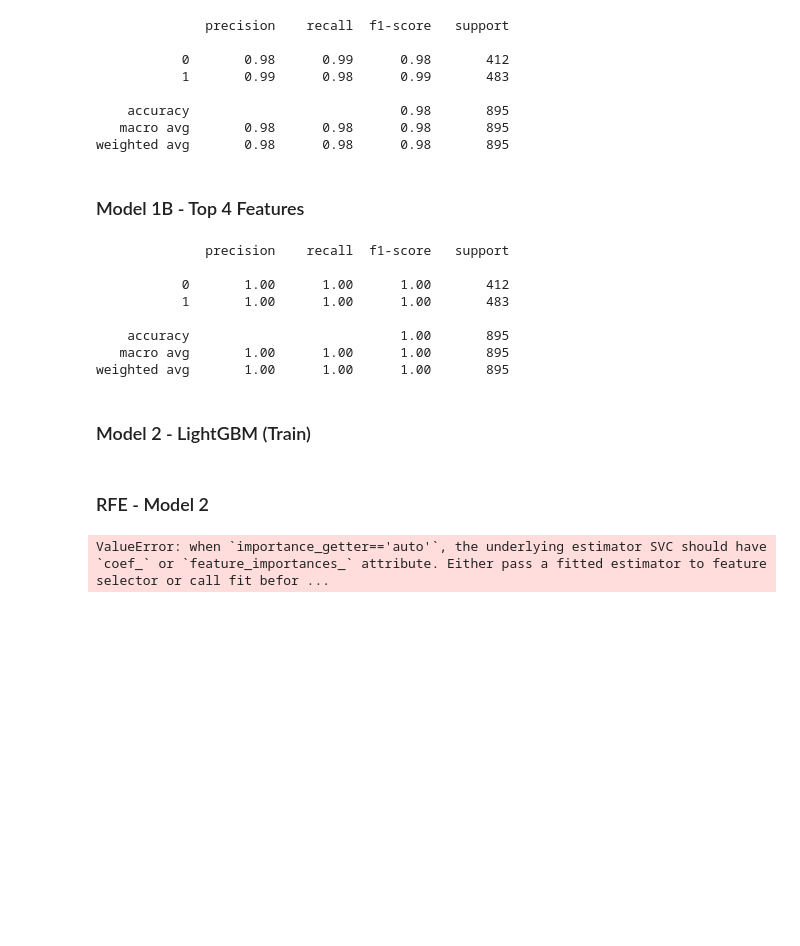
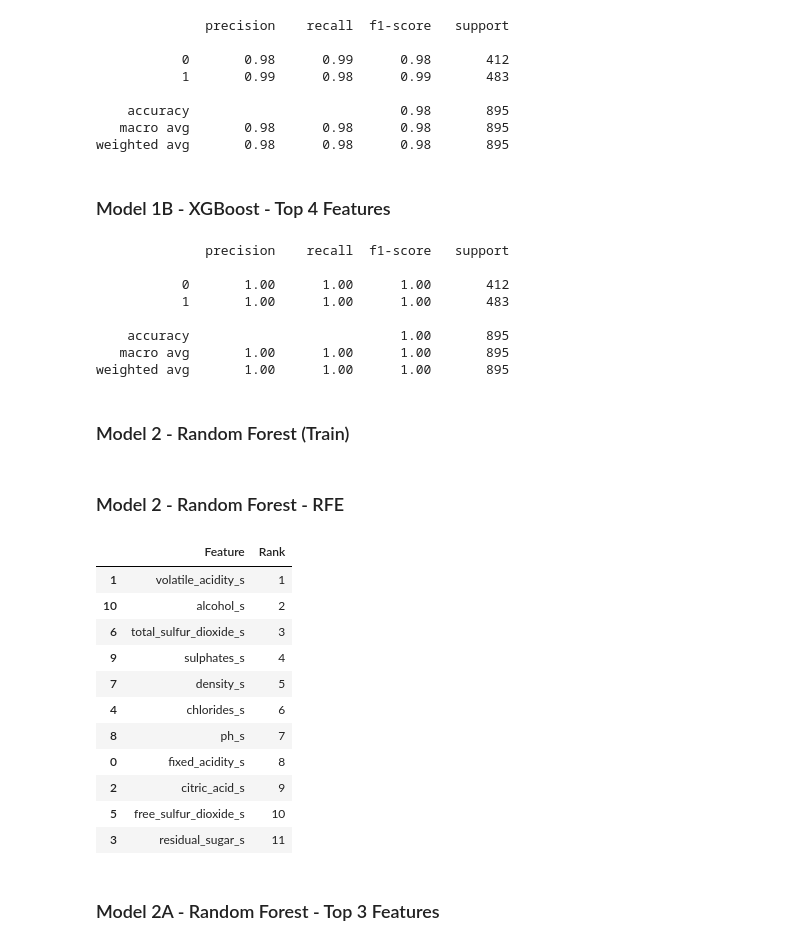
Before and after one commit to SamuelD-Data/red_wine_quality, a Jupyter notebook: red_wine_notebook.ipynb, the cells around one changed output. Saved outputs shown, nothing was run; the diff lists cells and outputs as text; code cells hidden in the pictures; blank space fills up the shorter version.

Commit message:
completed modeling-train section

```diff
--- a/red_wine_notebook.ipynb
+++ b/red_wine_notebook.ipynb
@@ -937,7 +937,7 @@ print(classification_report(y_m1a_train, train.model_1a_pred))
    macro avg       0.98      0.98      0.98       895
 weighted avg       0.98      0.98      0.98       895
 # %% [markdown]
-### Model 1B - Top 4 Features
+### Model 1B - XGBoost - Top 4 Features
 # %%
 # selecting features for model predictions and isolate target variable
 x_m1b_train = train[['alcohol_s', 'sulphates_s', 'total_sulfur_dioxide_s', 'volatile_acidity_s']]
@@ -964,19 +964,31 @@ print(classification_report(y_m1b_train, train.model_1b_pred))
    macro avg       1.00      1.00      1.00       895
 weighted avg       1.00      1.00      1.00       895
 # %% [markdown]
-### Model 2 - LightGBM (Train)
+### Model 2 - Random Forest (Train)
 # %% [markdown]
-### RFE - Model 2
+### Model 2 - Random Forest - RFE
 # %%
 m2_variables = train[['fixed_acidity_s', 'volatile_acidity_s',
        'citric_acid_s', 'residual_sugar_s', 'chlorides_s',
        'free_sulfur_dioxide_s', 'total_sulfur_dioxide_s', 'density_s', 'ph_s',
        'sulphates_s', 'alcohol_s', 'is_good_wine']]
 
-clf = svm.SVC()
+# creating random forest object
+rf = RandomForestClassifier(random_state=123)
 
-#y_pred = gnb.fit(X_train, y_train).predict(X_test)
-
-rfe_ranker(m2_variables, clf)
+rfe_ranker(m2_variables, rf)
 # %% [output]
-ValueError: when `importance_getter=='auto'`, the underlying estimator SVC should have `coef_` or `feature_importances_` attribute. Either pass a fitted estimator to feature selector or call fit befor ...
+|  | Feature | Rank |
+| 1 | volatile_acidity_s | 1 |
+| 10 | alcohol_s | 2 |
+| 6 | total_sulfur_dioxide_s | 3 |
+| 9 | sulphates_s | 4 |
+| 7 | density_s | 5 |
+| 4 | chlorides_s | 6 |
+| 8 | ph_s | 7 |
+| 0 | fixed_acidity_s | 8 |
+| 2 | citric_acid_s | 9 |
+| 5 | free_sulfur_dioxide_s | 10 |
+| 3 | residual_sugar_s | 11 |
+# %% [markdown]
+### Model 2A - Random Forest - Top 3 Features
```
Also changed, not shown: parts of 14 cells of this notebook.
